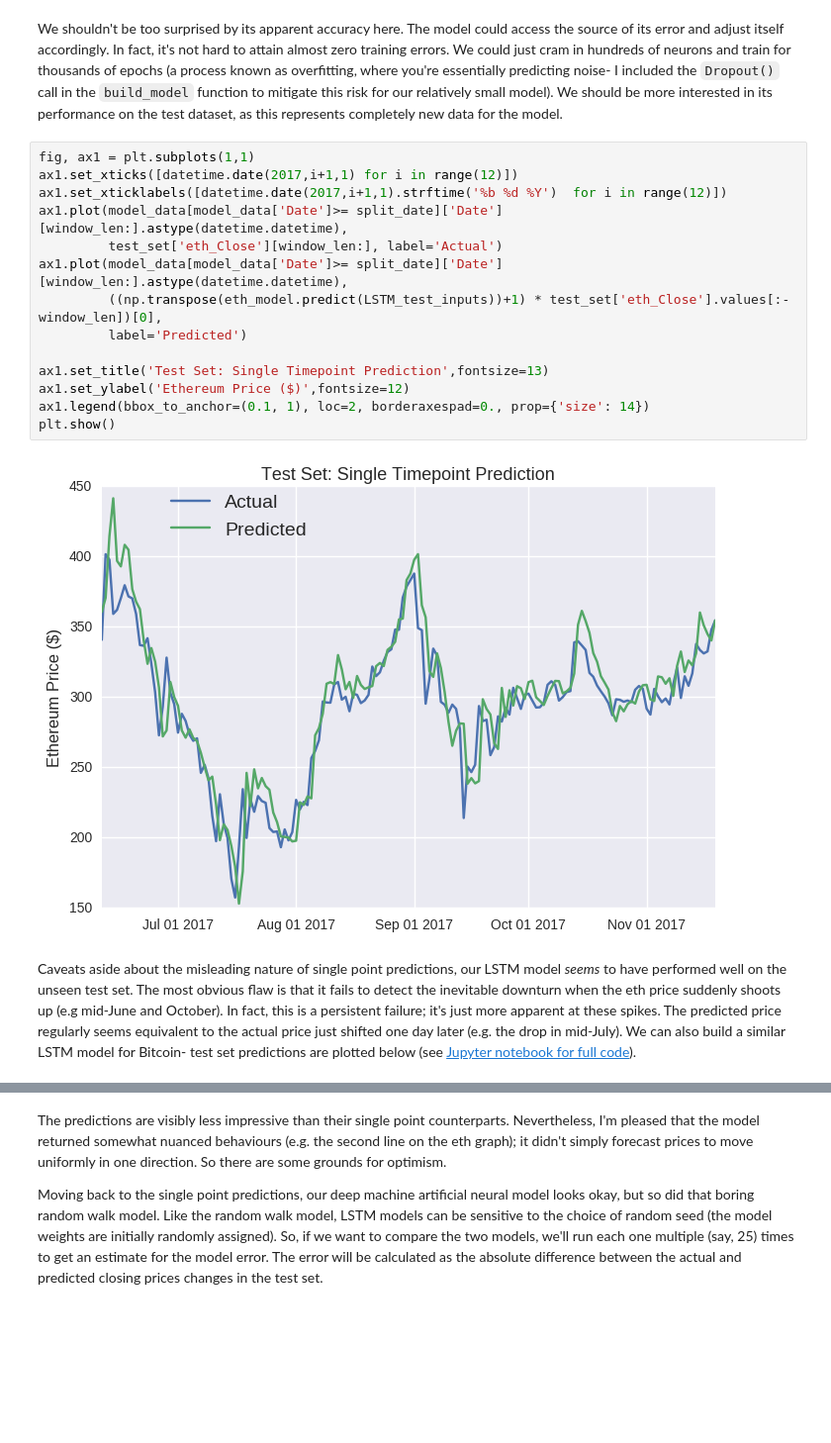
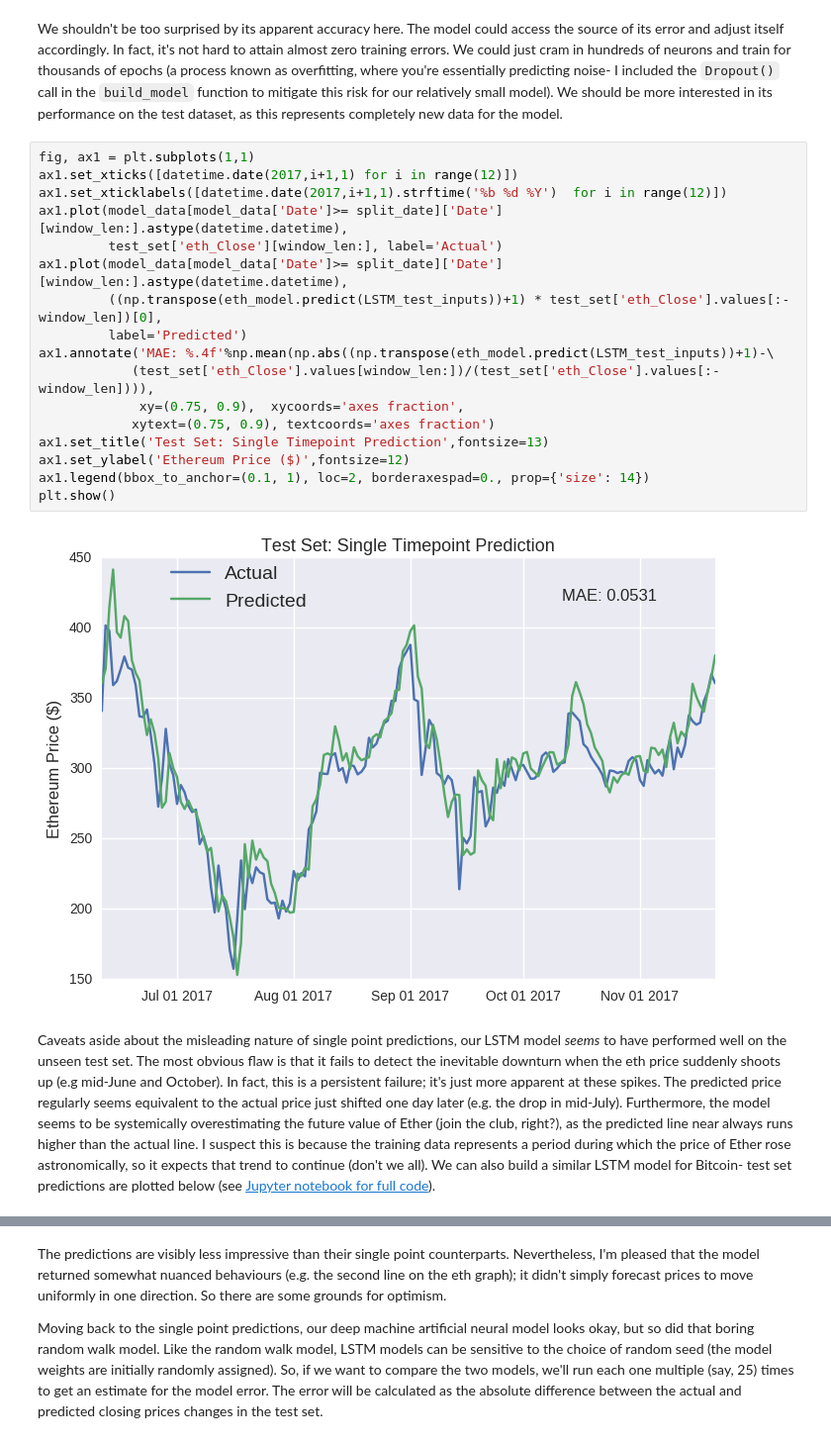
Before and after one commit to dashee87/blogScripts, a Jupyter notebook: Jupyter/2017-11-20-predicting-cryptocurrency-prices-with-deep-learning.ipynb, the cells around one changed output, grey strips where cells are left out. Shown at 99% size. Drawn from its saved outputs; the diff is of its cells as text; blank space fills up the shorter version.

```diff
--- a/Jupyter/2017-11-20-predicting-cryptocurrency-prices-with-deep-learning.ipynb
+++ b/Jupyter/2017-11-20-predicting-cryptocurrency-prices-with-deep-learning.ipynb
@@ -518,21 +520,24 @@ We shouldn't be too surprised by its apparent accuracy here. The model could acc
 # %%
 fig, ax1 = plt.subplots(1,1)
 ax1.set_xticks([datetime.date(2017,i+1,1) for i in range(12)])
 ax1.set_xticklabels([datetime.date(2017,i+1,1).strftime('%b %d %Y')  for i in range(12)])
 ax1.plot(model_data[model_data['Date']>= split_date]['Date'][window_len:].astype(datetime.datetime),
          test_set['eth_Close'][window_len:], label='Actual')
 ax1.plot(model_data[model_data['Date']>= split_date]['Date'][window_len:].astype(datetime.datetime),
          ((np.transpose(eth_model.predict(LSTM_test_inputs))+1) * test_set['eth_Close'].values[:-window_len])[0],
          label='Predicted')
-
+ax1.annotate('MAE: %.4f'%np.mean(np.abs((np.transpose(eth_model.predict(LSTM_test_inputs))+1)-\
+            (test_set['eth_Close'].values[window_len:])/(test_set['eth_Close'].values[:-window_len]))),
+             xy=(0.75, 0.9),  xycoords='axes fraction',
+            xytext=(0.75, 0.9), textcoords='axes fraction')
 ax1.set_title('Test Set: Single Timepoint Prediction',fontsize=13)
 ax1.set_ylabel('Ethereum Price ($)',fontsize=12)
 ax1.legend(bbox_to_anchor=(0.1, 1), loc=2, borderaxespad=0., prop={'size': 14})
 plt.show()
 # %% [output]
-[figure, old version]
+[figure, new version]
 # %% [markdown]
-Caveats aside about the misleading nature of single point predictions, our LSTM model *seems* to have performed well on the unseen test set. The most obvious flaw is that it fails to detect the inevitable downturn when the eth price suddenly shoots up (e.g mid-June and October). In fact, this is a persistent failure; it's just more apparent at these spikes. The predicted price regularly seems equivalent to the actual price just shifted one day later (e.g. the drop in mid-July). We can also build a similar LSTM model for Bitcoin- test set predictions are plotted below (see [Jupyter notebook for full code](https://github.com/dashee87/blogScripts/blob/master/Jupyter/2017-11-20-predicting-cryptocurrency-prices-with-deep-learning.ipynb)).
+Caveats aside about the misleading nature of single point predictions, our LSTM model *seems* to have performed well on the unseen test set. The most obvious flaw is that it fails to detect the inevitable downturn when the eth price suddenly shoots up (e.g mid-June and October). In fact, this is a persistent failure; it's just more apparent at these spikes. The predicted price regularly seems equivalent to the actual price just shifted one day later (e.g. the drop in mid-July). Furthermore, the model seems to be systemically overestimating the future value of Ether (join the club, right?), as the predicted line near always runs higher than the actual line. I suspect this is because the training data represents a period during which the price of Ether rose astronomically, so it expects that trend to continue (don't we all). We can also build a similar LSTM model for Bitcoin- test set predictions are plotted below (see [Jupyter notebook for full code](https://github.com/dashee87/blogScripts/blob/master/Jupyter/2017-11-20-predicting-cryptocurrency-prices-with-deep-learning.ipynb)).
 # %%
 # random seed for reproducibility
 np.random.seed(202)
```
Also changed, not shown: parts of 28 cells of this notebook.
